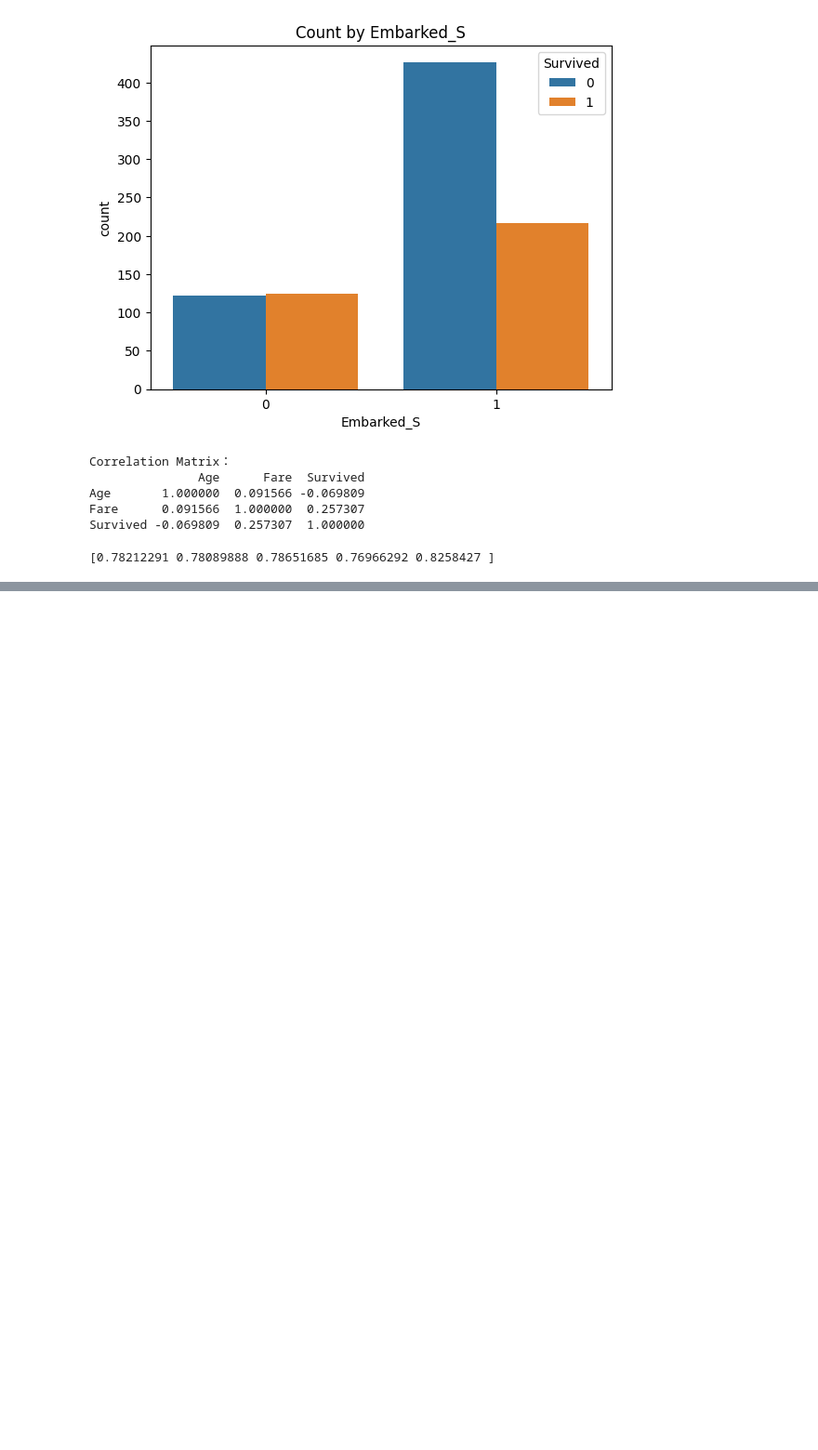
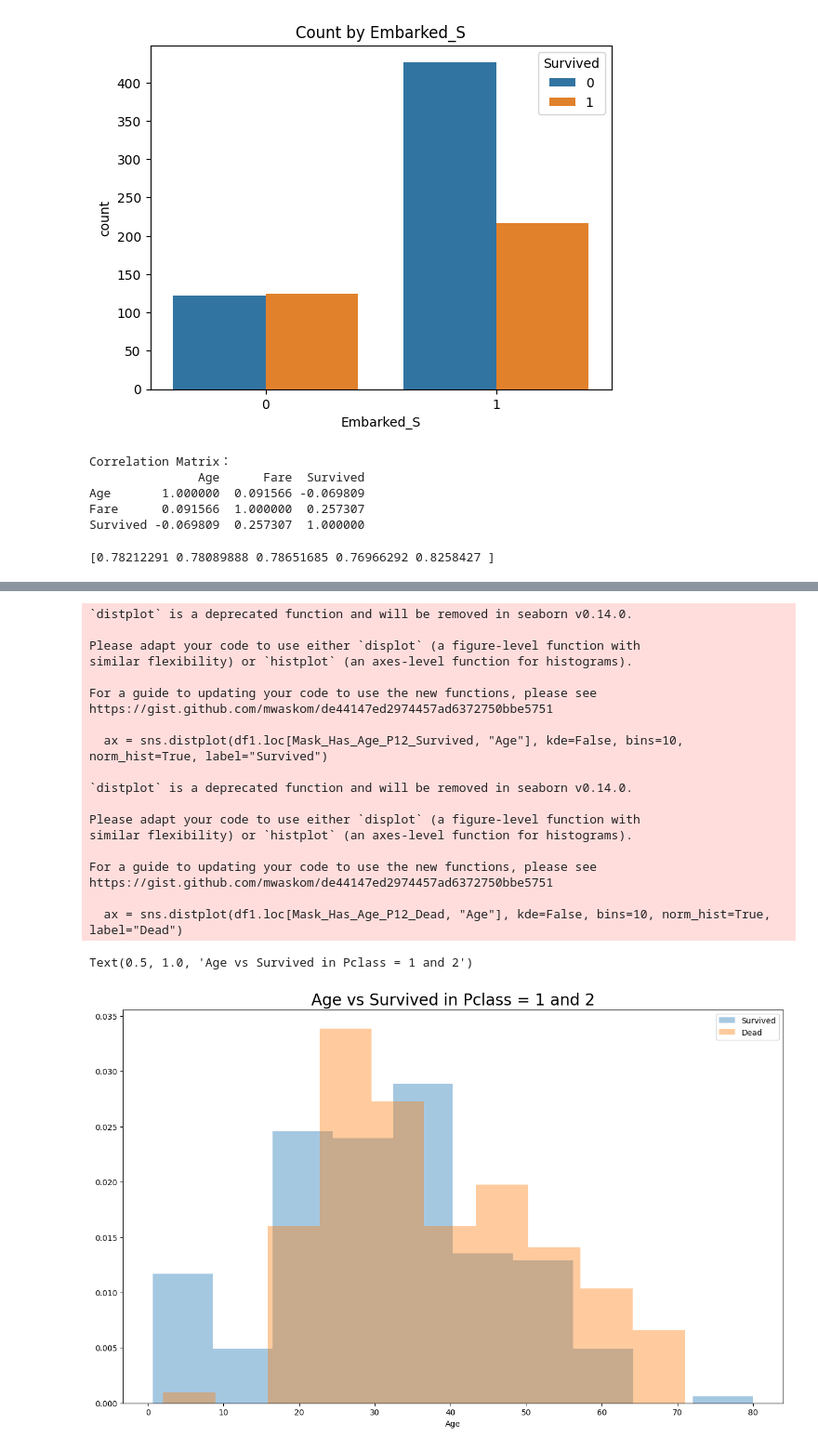
Before and after one commit to ckwei379/titanic-analysis, a Jupyter notebook: 專題實作_01：鐵達尼號存活預測.ipynb, the cells around one changed output, grey strips where cells are left out. Shown at 93% size. Drawn from its saved outputs; the diff is of its cells as text; code cells hidden in the pictures; blank space fills up the shorter version.

```diff
--- a/專題實作_01：鐵達尼號存活預測.ipynb
+++ b/專題實作_01：鐵達尼號存活預測.ipynb
@@ -125,0 +372,37 @@ print(scores)
+# %%
+# Masks
+# 1,2艙之中，年齡對存活與否的影響
+Mask_Has_Age_P12_Survived = ((df1.Has_Age == 1) & (df1.Pclass != 3) & (df1.Survived == 1))
+Mask_Has_Age_P12_Dead = ((df1.Has_Age == 1) & (df1.Pclass != 3) & (df1.Survived == 0))
+
+# Plot
+fig, ax = plt.subplots(figsize = (15,9))
+ax = sns.distplot(df1.loc[Mask_Has_Age_P12_Survived, "Age"], kde=False, bins=10, norm_hist=True, label="Survived")
+ax = sns.distplot(df1.loc[Mask_Has_Age_P12_Dead, "Age"], kde=False, bins=10, norm_hist=True, label="Dead")
+ax.legend()
+ax.set_title("Age vs Survived in Pclass = 1 and 2", fontsize=20)
+# 圖中可以看到，左邊藍色部分多出一塊，也就是這部分生存率較高，約<16歲，表示青少年以下(包含小孩)有較高的生存率
+# 若>16歲，基本上年齡不算是一個顯著的特徵來判定是否生還，而70~80歲的這個區間，由於樣本數太少，因此不列入採計
+# 綜合上述討論，找出<16歲的缺失值是重要的，這會影響預測，而>16歲的部分則不採用，否則只是擬合了噪聲，因此年齡這個特徵可以抽取出<16歲及>16歲做為一個2元特徵
+# %% [output]
+`distplot` is a deprecated function and will be removed in seaborn v0.14.0.
+
+Please adapt your code to use either `displot` (a figure-level function with
+similar flexibility) or `histplot` (an axes-level function for histograms).
+
+For a guide to updating your code to use the new functions, please see
+https://gist.github.com/mwaskom/de44147ed2974457ad6372750bbe5751
+
+  ax = sns.distplot(df1.loc[Mask_Has_Age_P12_Survived, "Age"], kde=False, bins=10, norm_hist=True, label="Survived")
+
+`distplot` is a deprecated function and will be removed in seaborn v0.14.0.
+
+Please adapt your code to use either `displot` (a figure-level function with
+similar flexibility) or `histplot` (an axes-level function for histograms).
+
+For a guide to updating your code to use the new functions, please see
+https://gist.github.com/mwaskom/de44147ed2974457ad6372750bbe5751
+
+  ax = sns.distplot(df1.loc[Mask_Has_Age_P12_Dead, "Age"], kde=False, bins=10, norm_hist=True, label="Dead")
+Text(0.5, 1.0, 'Age vs Survived in Pclass = 1 and 2')
+[figure, added]
```
Also changed, not shown: parts of 19 cells of this notebook.
